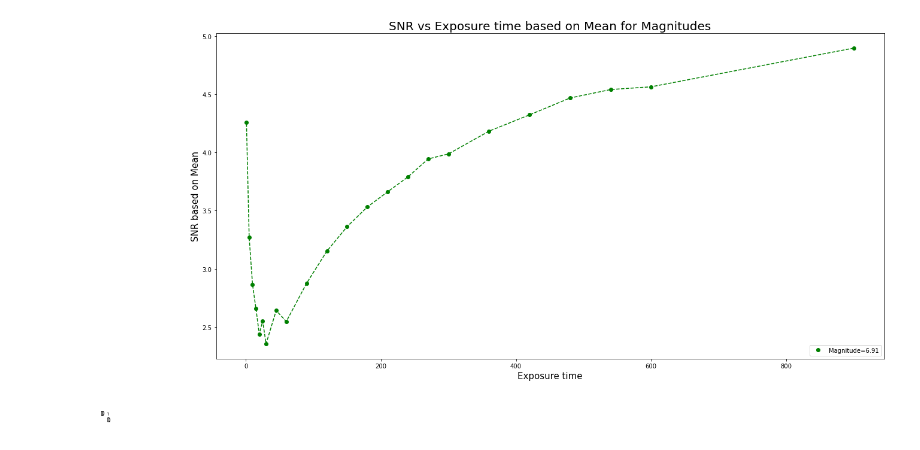
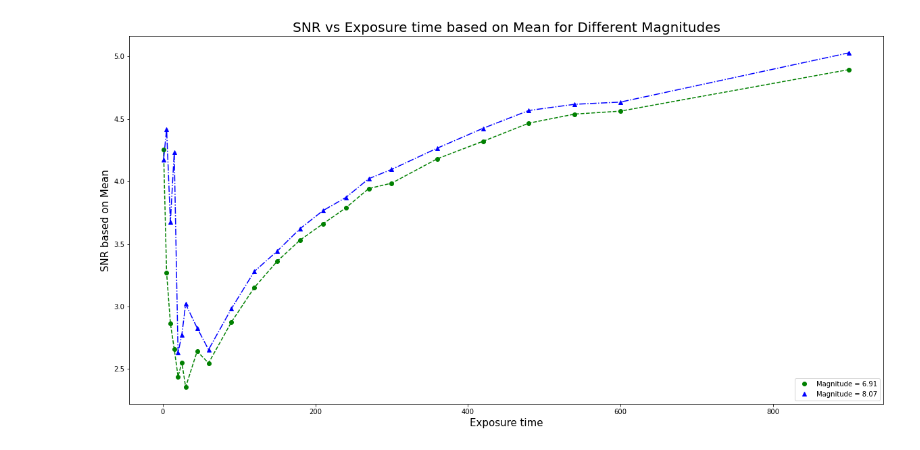
Before and after one commit to halehhajizadeh/SNR-and-Exposure, a Jupyter notebook: SNR_Magnitude.ipynb, the cells around one changed output. Drawn from its saved outputs; the diff is of its cells as text; code cells hidden in the pictures.

Commit message:
add 8.07 magnitude

```diff
--- a/SNR_Magnitude.ipynb
+++ b/SNR_Magnitude.ipynb
@@ -18,35 +22,18 @@ df.to_csv("dataset.csv", index=False)
 # %%
-from mpl_toolkits.axes_grid.inset_locator import (inset_axes, InsetPosition,
-                                                  mark_inset)
-
 fig, ax1 = plt.subplots(figsize=(20,10))
-plt.plot(df[df["Magnitude"] == 6.91]["exposure_time"], df[df["Magnitude"] == 6.91]["SNR_AVG"], 'go', label='Magnitude=6.91')
+plt.plot(df[df["Magnitude"] == 6.91]["exposure_time"], df[df["Magnitude"] == 6.91]["SNR_AVG"], 'go', label='Magnitude = 6.91')
 plt.plot(df[df["Magnitude"] == 6.91]["exposure_time"], df[df["Magnitude"] == 6.91]["SNR_AVG"], 'g--')
-# plt.plot(df[df["Magnitude"] == 6.91]["exposure_time"], df[df["Magnitude"] == 6.91]["SNR_AVG"], 'b^', label='i_prime')
-# plt.plot(df[df["Magnitude"] == 6.91]["exposure_time"], df[df["Magnitude"] == 6.91]["SNR_AVG"], 'b-.')
+plt.plot(df[df["Magnitude"] == 8.07]["exposure_time"], df[df["Magnitude"] == 8.07]["SNR_AVG"], 'b^', label='Magnitude = 8.07')
+plt.plot(df[df["Magnitude"] == 8.07]["exposure_time"], df[df["Magnitude"] == 8.07]["SNR_AVG"], 'b-.')
 # plt.plot(df[df["Magnitude"] == 6.91]["exposure_time"], df[df["Magnitude"] == 6.91]["SNR_AVG"], 'rx', label='r_prime')
 # plt.plot(df[df["Magnitude"] == 6.91]["exposure_time"], df[df["Magnitude"] == 6.91]["SNR_AVG"], 'r:')
-ax1.set_title('SNR vs Exposure time based on Mean for Magnitudes', fontsize=20)
+ax1.set_title('SNR vs Exposure time based on Mean for Different Magnitudes', fontsize=20)
 ax1.set_xlabel('Exposure time', fontsize=15)
 ax1.set_ylabel('SNR based on Mean',fontsize=15)
-ax1.legend(loc=4)
+ax1.legend(loc=4, fontsize=10)
 
-# Create a set of inset Axes: these should fill the bounding box allocated to
-# them.
-ax2 = plt.axes([0,0,0,0])
-# Manually set the position and relative size of the inset axes within ax1
-# ip = InsetPosition(ax1, [0.05,0.5,0.3,0.45])
-# ax2.set_axes_locator(ip)
 
-# plt.plot(df[df["Magnitude"] == 6.91]["exposure_time"], df[df["Magnitude"] == 6.91]["SNR_AVG"], 'go', label='g_prime')
-# plt.plot(df[df["Magnitude"] == 6.91]["exposure_time"], df[df["Magnitude"] == 6.91]["SNR_AVG"], 'g--')
-# plt.plot(df[df["Magnitude"] == 6.91]["exposure_time"], df[df["Magnitude"] == 6.91]["SNR_AVG"], 'b^', label='i_prime')
-# plt.plot(df[df["Magnitude"] == 6.91]["exposure_time"], df[df["Magnitude"] == 6.91]["SNR_AVG"], 'b-.')
-# plt.plot(df[df["Magnitude"] == 6.91]["exposure_time"], df[df["Magnitude"] == 6.91]["SNR_AVG"], 'rx', label='r_prime')
-# plt.plot(df[df["Magnitude"] == 6.91]["exposure_time"], df[df["Magnitude"] == 6.91]["SNR_AVG"], 'r:')
-# ax2.set_xlim(0,60)
-# ax2.set_ylim(2,6)
 # plt.savefig('snr_expt_filters.png')
 plt.show()
 # %% [output]
-[figure, old version]
+[figure, new version]
```
Also changed, not shown: parts of 4 cells of this notebook.
